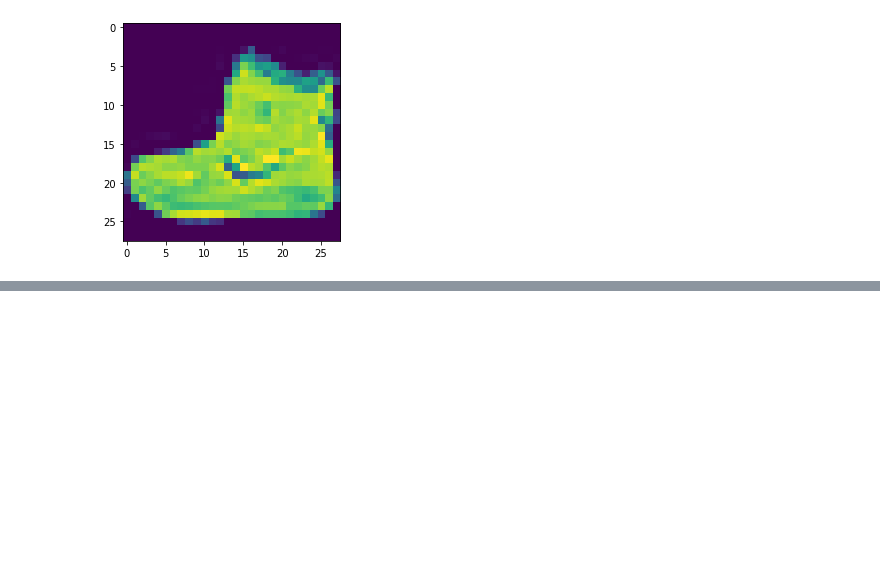
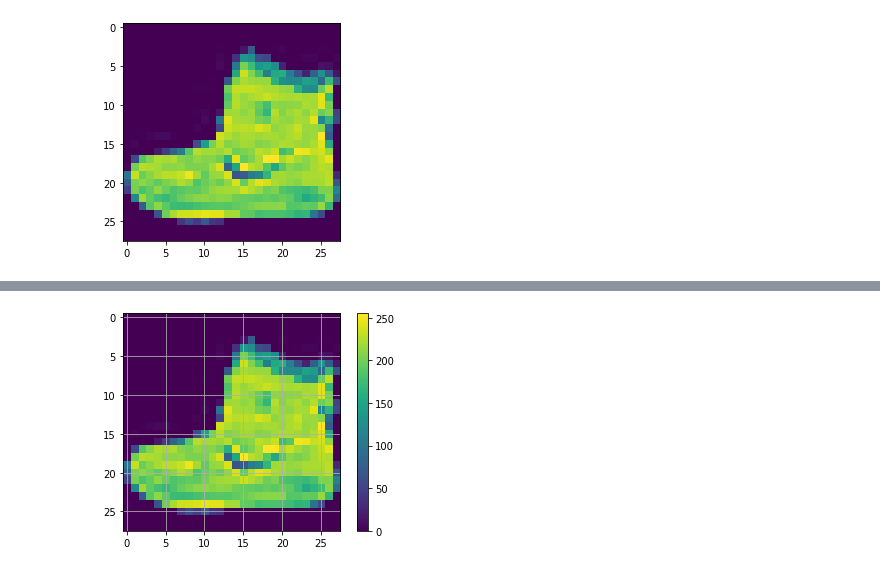
Before and after one commit to ulrikSebastienR/Colab-python-diaries, a Jupyter notebook: fashion_mnist.ipynb, the cells around one changed output, grey strips where cells are left out. Saved outputs shown, nothing was run; the diff lists cells and outputs as text; code cells hidden in the pictures; blank space fills up the shorter version.

```diff
--- a/fashion_mnist.ipynb
+++ b/fashion_mnist.ipynb
@@ -181,0 +193,8 @@ plt.show()
+# %%
+plt.figure()
+plt.imshow(train_images[0])
+plt.colorbar()
+plt.grid(True)
+plt.show()
+# %% [output]
+[figure, added]
```
Also changed, not shown: parts of 4 cells of this notebook.
